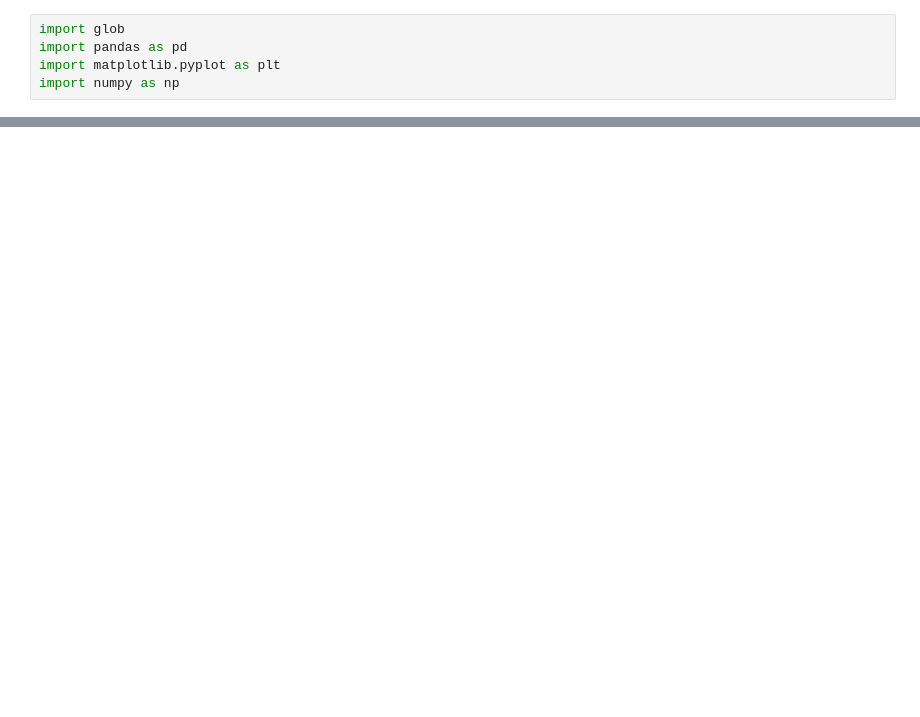
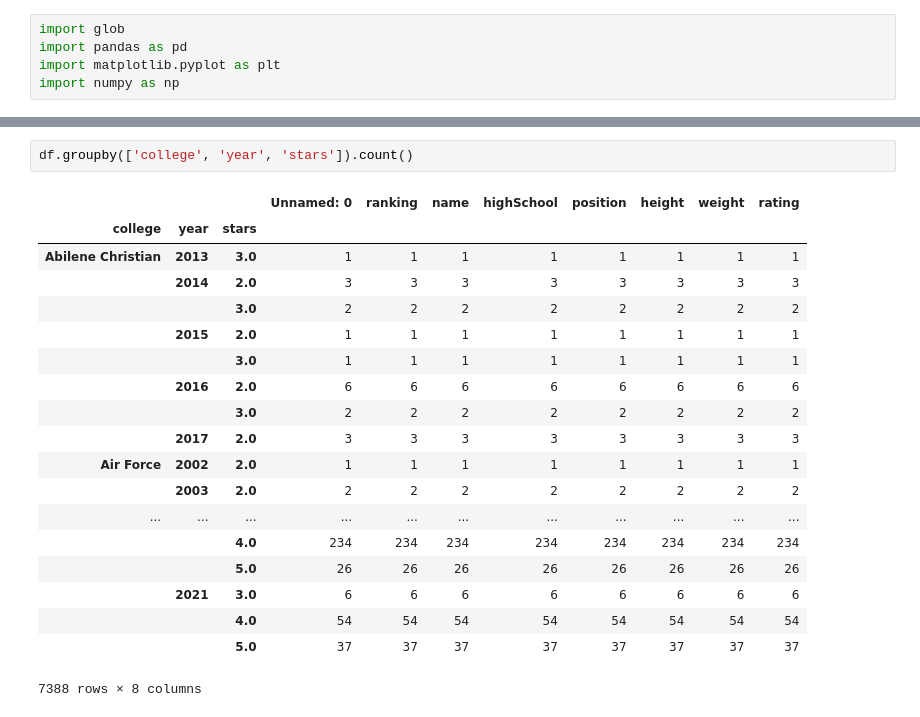
Before and after one commit to danielyan2013/final-berkeley-project, a Jupyter notebook: College Football Recruiting .ipynb, the cells around one changed output, grey strips where cells are left out. Drawn from its saved outputs; the diff is of its cells as text; blank space fills up the shorter version.

```diff
--- a/College Football Recruiting .ipynb
+++ b/College Football Recruiting .ipynb
@@ -159,0 +48,22 @@ frame.to_csv('recruiting_cleandata.csv', sep=',')
+# %%
+df.groupby(['college', 'year', 'stars']).count()
+# %% [output]
+|  |  |  | Unnamed: 0 | ranking | name | highSchool | position | height | weight | rating |
+| college | year | stars |  |  |  |  |  |  |  |  |
+| Abilene Christian | 2013 | 3.0 | 1 | 1 | 1 | 1 | 1 | 1 | 1 | 1 |
+|  | 2014 | 2.0 | 3 | 3 | 3 | 3 | 3 | 3 | 3 | 3 |
+|  |  | 3.0 | 2 | 2 | 2 | 2 | 2 | 2 | 2 | 2 |
+|  | 2015 | 2.0 | 1 | 1 | 1 | 1 | 1 | 1 | 1 | 1 |
+|  |  | 3.0 | 1 | 1 | 1 | 1 | 1 | 1 | 1 | 1 |
+|  | 2016 | 2.0 | 6 | 6 | 6 | 6 | 6 | 6 | 6 | 6 |
+|  |  | 3.0 | 2 | 2 | 2 | 2 | 2 | 2 | 2 | 2 |
+|  | 2017 | 2.0 | 3 | 3 | 3 | 3 | 3 | 3 | 3 | 3 |
+| Air Force | 2002 | 2.0 | 1 | 1 | 1 | 1 | 1 | 1 | 1 | 1 |
+|  | 2003 | 2.0 | 2 | 2 | 2 | 2 | 2 | 2 | 2 | 2 |
+| ... | ... | ... | ... | ... | ... | ... | ... | ... | ... | ... |
+|  |  | 4.0 | 234 | 234 | 234 | 234 | 234 | 234 | 234 | 234 |
+|  |  | 5.0 | 26 | 26 | 26 | 26 | 26 | 26 | 26 | 26 |
+|  | 2021 | 3.0 | 6 | 6 | 6 | 6 | 6 | 6 | 6 | 6 |
+|  |  | 4.0 | 54 | 54 | 54 | 54 | 54 | 54 | 54 | 54 |
+|  |  | 5.0 | 37 | 37 | 37 | 37 | 37 | 37 | 37 | 37 |
+7388 rows × 8 columns
```
Also changed, not shown: parts of 20 cells of this notebook, 5 other files.
